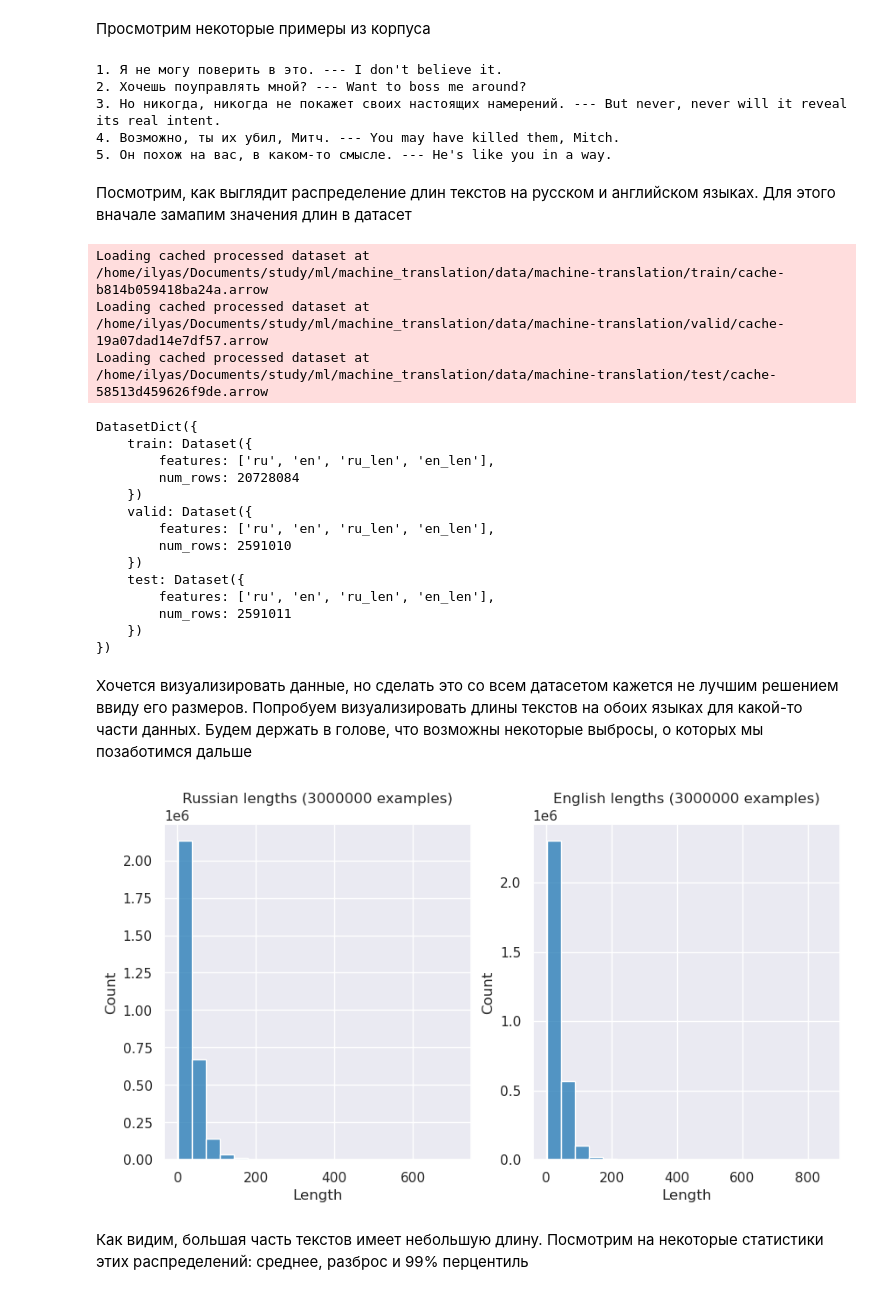
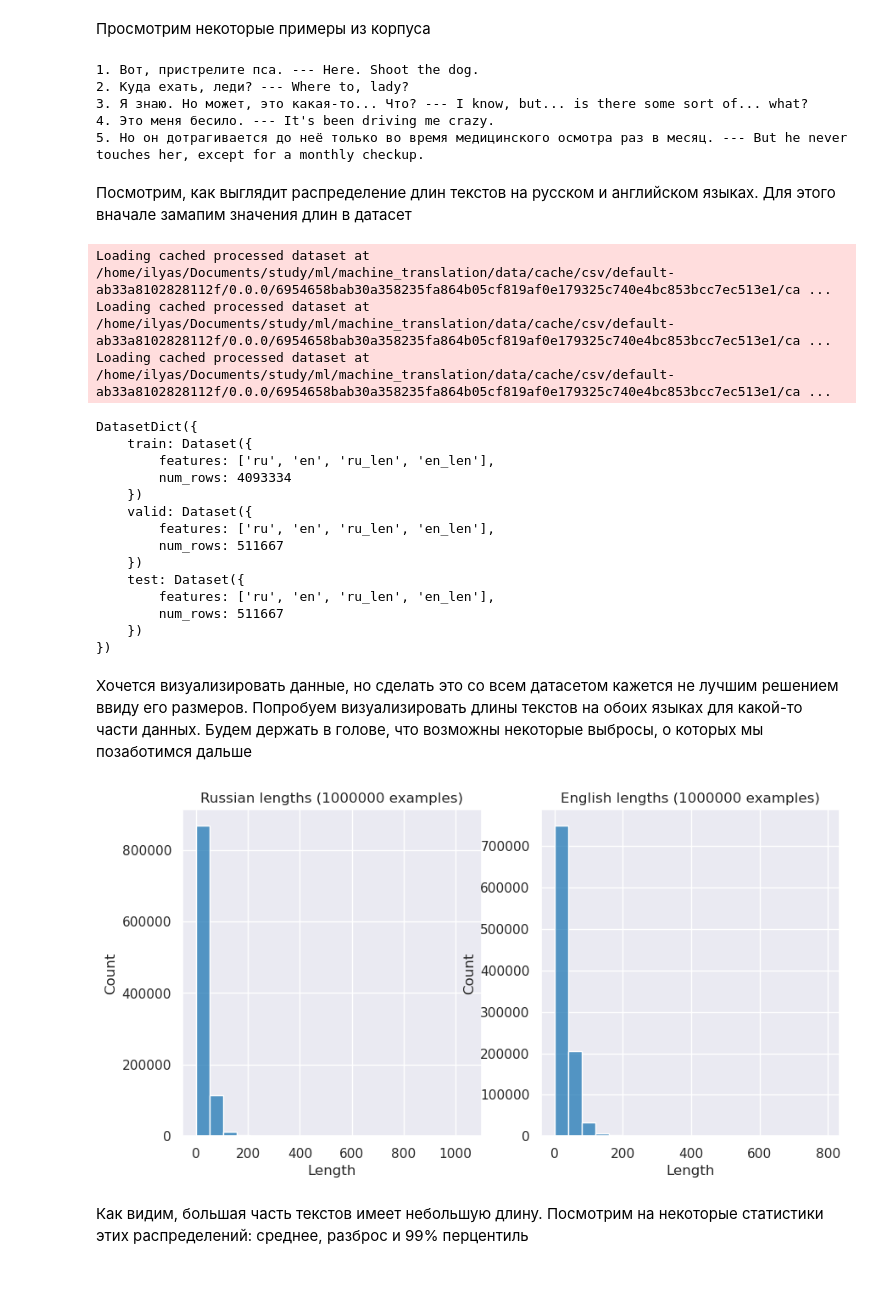
Before and after one commit to ilyaskalimullinn/machine_translation, a Jupyter notebook: 01-translation.ipynb, the cells around one changed output. Saved outputs shown, nothing was run; the diff lists cells and outputs as text; code cells hidden in the pictures.

```diff
--- a/01-translation.ipynb
+++ b/01-translation.ipynb
@@ -43,0 +67,5 @@ torch.backends.cudnn.deterministic = True
+# %%
+dataset = load_dataset(
+    "csv", data_files="data/data.csv", cache_dir="data/cache", split="train[:20%]"
+)
+dataset
@@ -43,0 +84,17 @@ torch.backends.cudnn.deterministic = True
+# %%
+valid_ranges = (r"\u0400-\u04FF", r"\u0000-\u007F", r"\d", r"\p{P}")
+
+valid_pattern = regex.compile(f'^[{"".join(valid_ranges)}]+$')
+
+
+def filter_symbols(example: dict) -> bool:
+    return (
+        example["ru"] is not None
+        and example["en"] is not None
+        and regex.match(valid_pattern, example["ru"]) is not None
+        and regex.match(valid_pattern, example["en"]) is not None
+    )
+# %%
+dataset = dataset.filter(filter_symbols)
+
+dataset
@@ -63,19 +145,0 @@ def split_dataset(
-# %%
-if not os.path.exists("data/machine-translation"):
-    dataset = load_dataset(
-        "text",
-        data_files={"ru": "data/ru.txt", "en": "data/en.txt"},
-        cache_dir="data",
-    )
-
-    dataset["ru"] = dataset["ru"].rename_column("text", "ru")
-    dataset["en"] = dataset["en"].rename_column("text", "en")
-    dataset.cleanup_cache_files()
-    dataset = concatenate_datasets(list(dataset.values()), axis=1)
-
-    dataset = split_dataset(dataset, valid_size=0.1, test_size=0.1, seed=seed)
-
-    dataset.save_to_disk("data/machine-translation")
-else:
-    dataset = load_from_disk("data/machine-translation")
-dataset
@@ -102,11 +151,11 @@ example_fragment = dataset["train"][:5]
 for i, (ru, en) in enumerate(zip(example_fragment["ru"], example_fragment["en"])):
     print(f"{i + 1}. {ru} --- {en}")
 # %% [output]
-1. Я не могу поверить в это. --- I don't believe it.
-2. Хочешь поуправлять мной? --- Want to boss me around?
-3. Но никогда, никогда не покажет своих настоящих намерений. --- But never, never will it reveal its real intent.
-4. Возможно, ты их убил, Митч. --- You may have killed them, Mitch.
-5. Он похож на вас, в каком-то смысле. --- He's like you in a way.
+1. Вот, пристрелите пса. --- Here. Shoot the dog.
+2. Куда ехать, леди? --- Where to, lady?
+3. Я знаю. Но может, это какая-то... Что? --- I know, but... is there some sort of... what?
+4. Это меня бесило. --- It's been driving me crazy.
+5. Но он дотрагивается до неё только во время медицинского осмотра раз в месяц. --- But he never touches her, except for a monthly checkup.
 # %% [markdown]
 Посмотрим, как выглядит распределение длин текстов на русском и английском языках. Для этого вначале замапим значения длин в датасет
 # %%
@@ -115,21 +164,21 @@ dataset = dataset.map(
 )
 dataset
 # %% [output]
-Loading cached processed dataset at /home/ilyas/Documents/study/ml/machine_translation/data/machine-translation/train/cache-b814b059418ba24a.arrow
-Loading cached processed dataset at /home/ilyas/Documents/study/ml/machine_translation/data/machine-translation/valid/cache-19a07dad14e7df57.arrow
-Loading cached processed dataset at /home/ilyas/Documents/study/ml/machine_translation/data/machine-translation/test/cache-58513d459626f9de.arrow
+Loading cached processed dataset at /home/ilyas/Documents/study/ml/machine_translation/data/cache/csv/default-ab33a8102828112f/0.0.0/6954658bab30a358235fa864b05cf819af0e179325c740e4bc853bcc7ec513e1/ca ...
+Loading cached processed dataset at /home/ilyas/Documents/study/ml/machine_translation/data/cache/csv/default-ab33a8102828112f/0.0.0/6954658bab30a358235fa864b05cf819af0e179325c740e4bc853bcc7ec513e1/ca ...
+Loading cached processed dataset at /home/ilyas/Documents/study/ml/machine_translation/data/cache/csv/default-ab33a8102828112f/0.0.0/6954658bab30a358235fa864b05cf819af0e179325c740e4bc853bcc7ec513e1/ca ...
 DatasetDict({
     train: Dataset({
         features: ['ru', 'en', 'ru_len', 'en_len'],
-        num_rows: 20728084
+        num_rows: 4093334
     })
     valid: Dataset({
         features: ['ru', 'en', 'ru_len', 'en_len'],
-        num_rows: 2591010
+        num_rows: 511667
     })
     test: Dataset({
         features: ['ru', 'en', 'ru_len', 'en_len'],
-        num_rows: 2591011
+        num_rows: 511667
     })
 })
 # %% [markdown]
@@ -151,9 +200,9 @@ def plot_lengths(dataset: Dataset, n_to_show: int, bins: int = 20, log_scale: bo
 
     plt.show()
 # %%
-plot_lengths(dataset["train"], n_to_show=3_000_000)
+plot_lengths(dataset["train"], n_to_show=1_000_000)
 # %% [output]
-[figure, old version]
+[figure, new version]
 # %% [markdown]
 Как видим, большая часть текстов имеет небольшую длину. Посмотрим на некоторые статистики этих распределений: среднее, разброс и 99% перцентиль
 # %%
```
Also changed, not shown: parts of 74 cells of this notebook, 1 other file.
